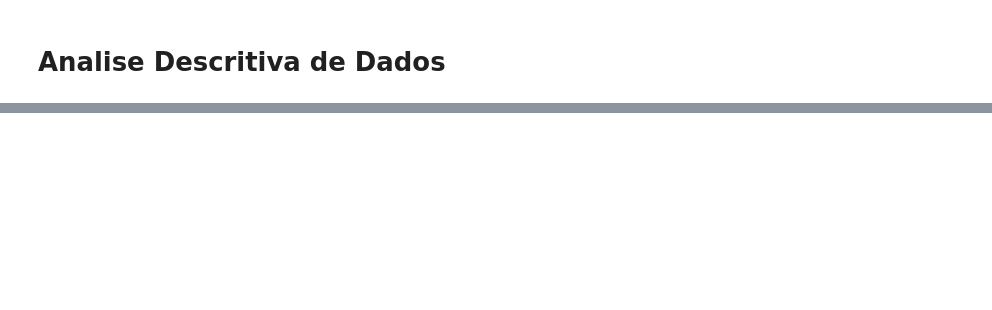
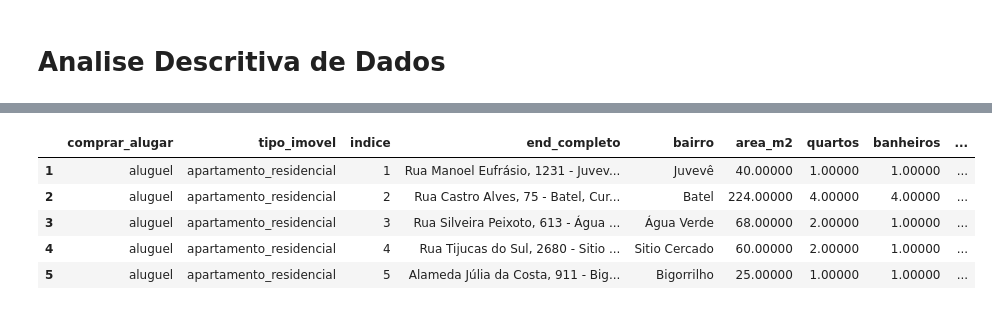
Before and after one commit to gustavo-moretto/WebScrapping_ImoveisCuritiba, a Jupyter notebook: imoveis_curitiba_v2.ipynb, the cells around one changed output, grey strips where cells are left out. Drawn from its saved outputs; the diff is of its cells as text; code cells hidden in the pictures; blank space fills up the shorter version.

```diff
--- a/imoveis_curitiba_v2.ipynb
+++ b/imoveis_curitiba_v2.ipynb
@@ -362 +399,10 @@ df.describe(include='all')
 | max | NaN | NaN | NaN | NaN | NaN | 1150.000000 | 10.000000 | 8.000000 | ... |
+# %%
+df.head()
+# %% [output]
+|  | comprar_alugar | tipo_imovel | indice | end_completo | bairro | area_m2 | quartos | banheiros | ... |
+| 1 | aluguel | apartamento_residencial | 1 | Rua Manoel Eufrásio, 1231 - Juvev... | Juvevê | 40.00000 | 1.00000 | 1.00000 | ... |
+| 2 | aluguel | apartamento_residencial | 2 | Rua Castro Alves, 75 - Batel, Cur... | Batel | 224.00000 | 4.00000 | 4.00000 | ... |
+| 3 | aluguel | apartamento_residencial | 3 | Rua Silveira Peixoto, 613 - Água ... | Água Verde | 68.00000 | 2.00000 | 1.00000 | ... |
+| 4 | aluguel | apartamento_residencial | 4 | Rua Tijucas do Sul, 2680 - Sitio ... | Sitio Cercado | 60.00000 | 2.00000 | 1.00000 | ... |
+| 5 | aluguel | apartamento_residencial | 5 | Alameda Júlia da Costa, 911 - Big... | Bigorrilho | 25.00000 | 1.00000 | 1.00000 | ... |
```
Also changed, not shown: parts of 8 cells of this notebook.
